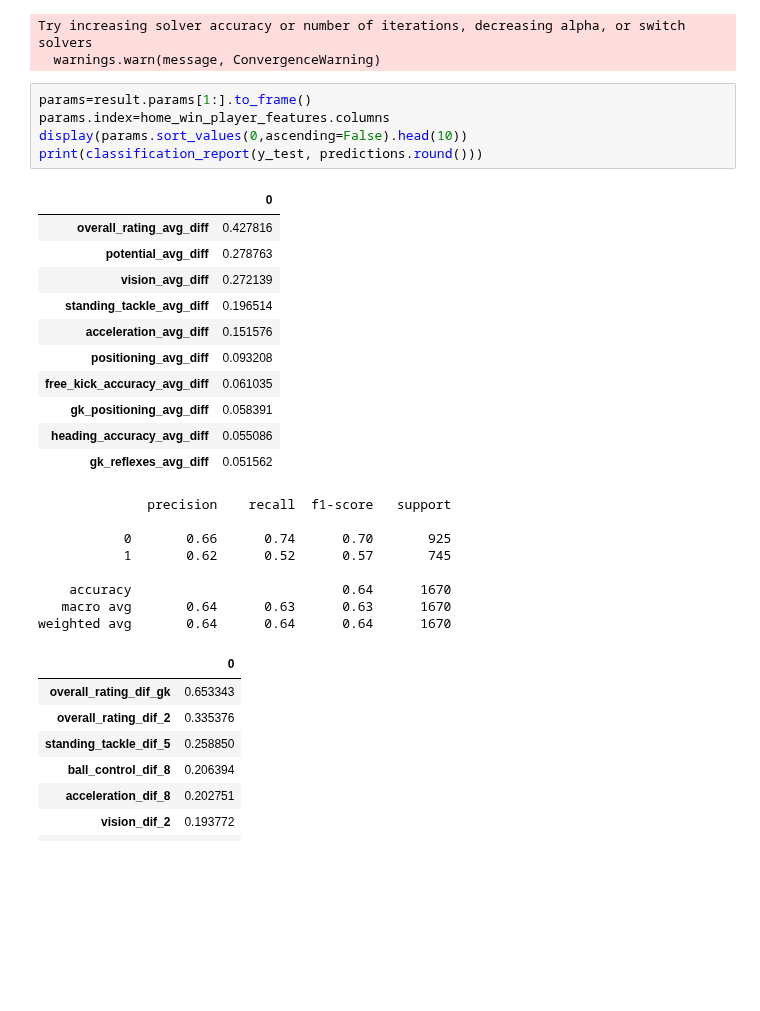
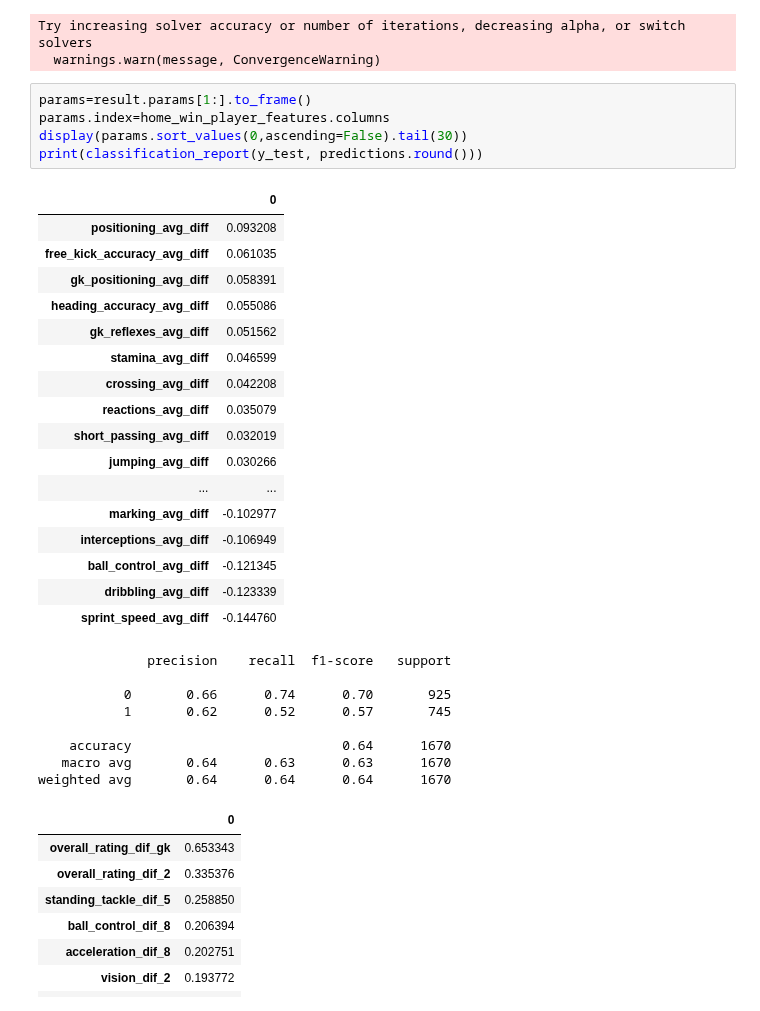
Before and after one commit to gediminas-skvarnavicius/football-db-analysis, a Jupyter notebook: analysis.ipynb, the cells around one changed output. Saved outputs shown, nothing was run; the diff lists cells and outputs as text; blank space fills up the shorter version.

```diff
--- a/analysis.ipynb
+++ b/analysis.ipynb
@@ -1108,20 +1108,26 @@ Try increasing solver accuracy or number of iterations, decreasing alpha, or swi
 # %%
 params=result.params[1:].to_frame()
 params.index=home_win_player_features.columns
-display(params.sort_values(0,ascending=False).head(10))
+display(params.sort_values(0,ascending=False).tail(30))
 print(classification_report(y_test, predictions.round()))
 # %% [output]
 |  | 0 |
-| overall_rating_avg_diff | 0.427816 |
-| potential_avg_diff | 0.278763 |
-| vision_avg_diff | 0.272139 |
-| standing_tackle_avg_diff | 0.196514 |
-| acceleration_avg_diff | 0.151576 |
 | positioning_avg_diff | 0.093208 |
 | free_kick_accuracy_avg_diff | 0.061035 |
 | gk_positioning_avg_diff | 0.058391 |
 | heading_accuracy_avg_diff | 0.055086 |
 | gk_reflexes_avg_diff | 0.051562 |
+| stamina_avg_diff | 0.046599 |
+| crossing_avg_diff | 0.042208 |
+| reactions_avg_diff | 0.035079 |
+| short_passing_avg_diff | 0.032019 |
+| jumping_avg_diff | 0.030266 |
+| ... | ... |
+| marking_avg_diff | -0.102977 |
+| interceptions_avg_diff | -0.106949 |
+| ball_control_avg_diff | -0.121345 |
+| dribbling_avg_diff | -0.123339 |
+| sprint_speed_avg_diff | -0.144760 |
               precision    recall  f1-score   support
 
            0       0.66      0.74      0.70       925
```
Also changed, not shown: 1 other file.
